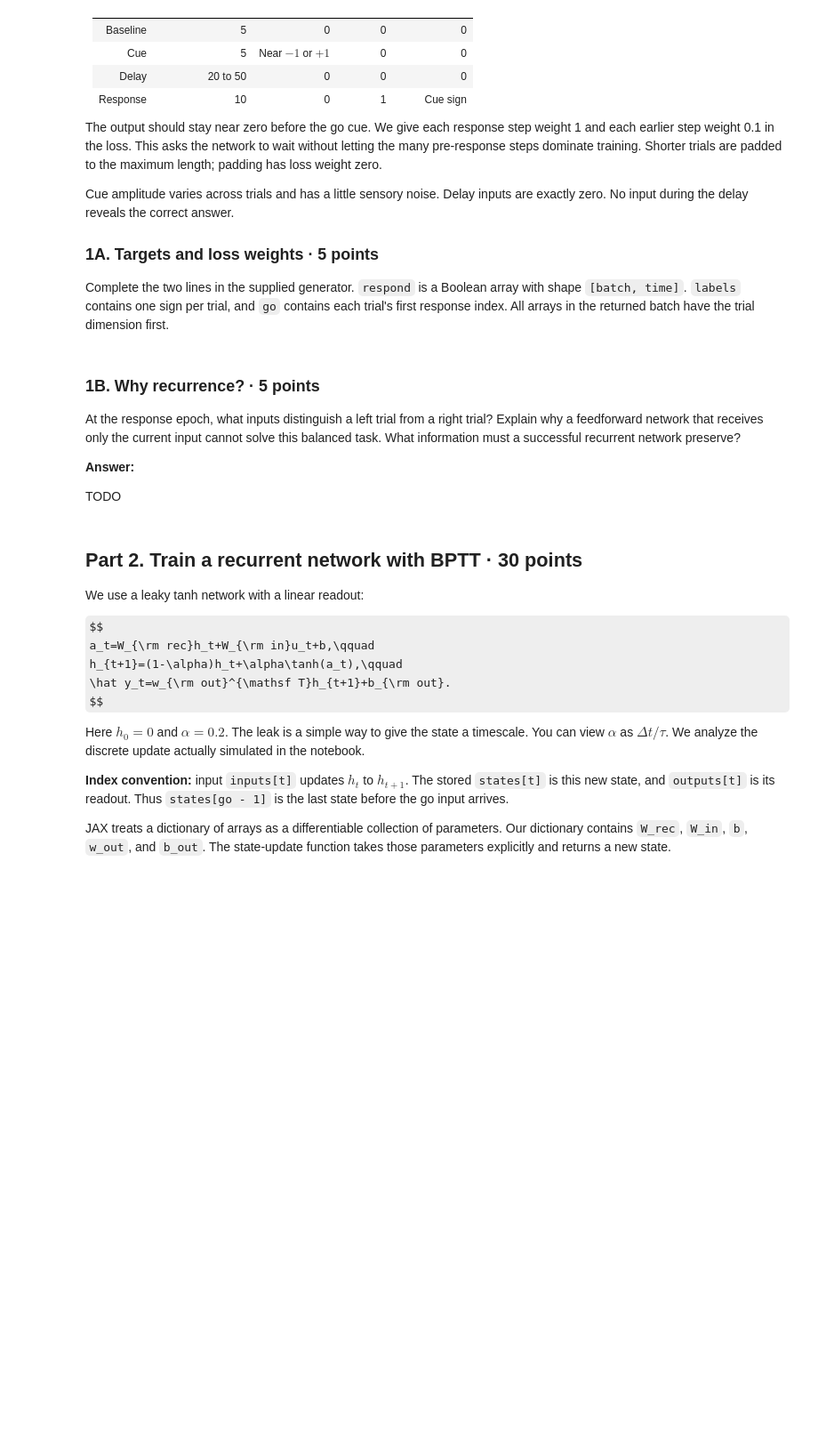
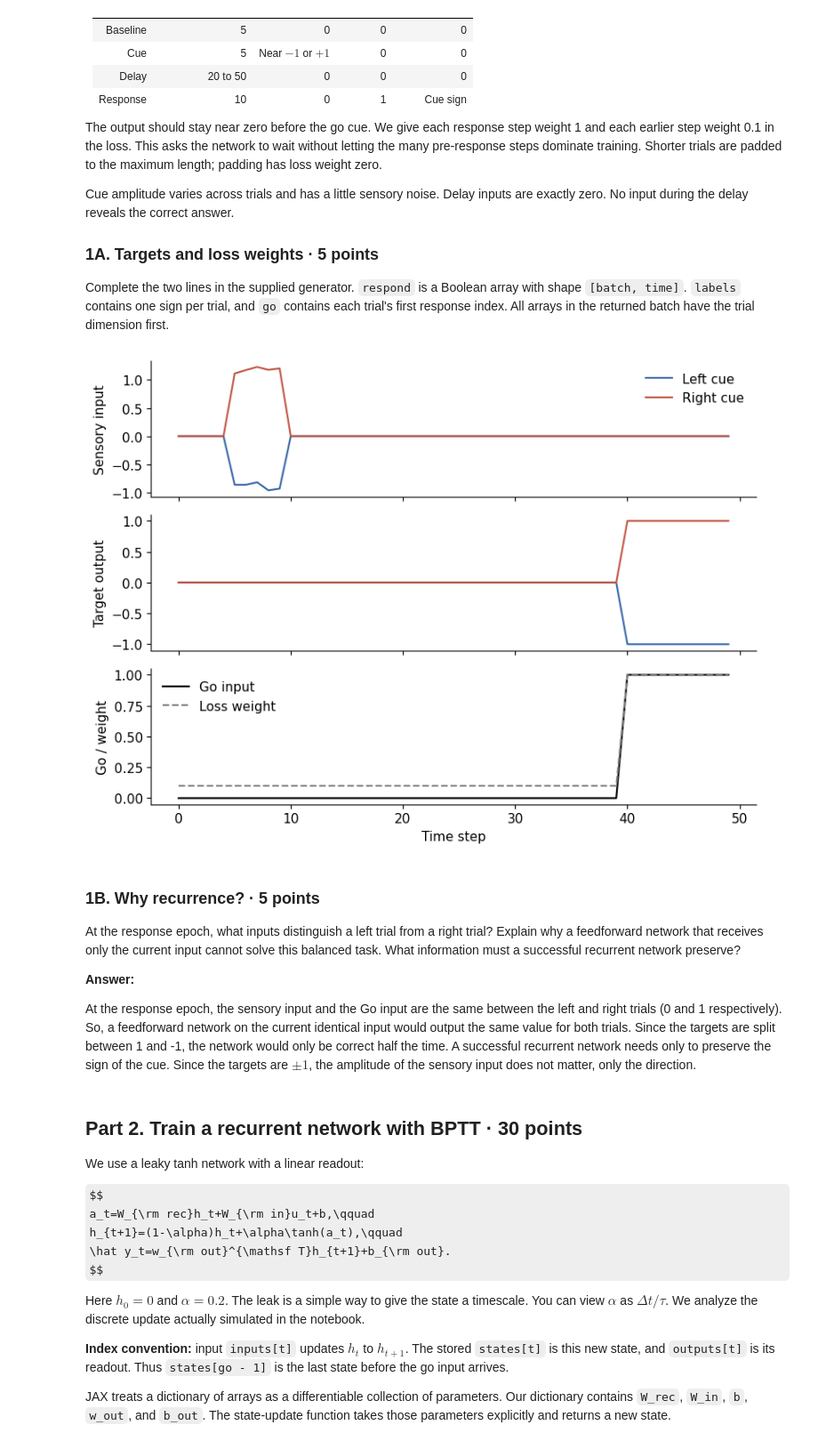
Before and after one commit to anjolib/neuro240, a Jupyter notebook: pset_01/PSET1_RNN.ipynb, the cells around one changed output. Shown at 89% size. Saved outputs shown, nothing was run; the diff lists cells and outputs as text; code cells hidden in the pictures; some formulas as TeX source; blank space fills up the shorter version.

```diff
--- a/pset_01/PSET1_RNN.ipynb
+++ b/pset_01/PSET1_RNN.ipynb
@@ -79,40 +82,42 @@ def make_trials(rng, batch_size, delay_min=DELAY_MIN, delay_max=DELAY_MAX,
     inputs[:, :, 1] = respond
 
     # [1] The desired response is the cue sign; all other targets are zero.
-    targets = ...  # TODO 1
-    # [2] Weight pre-response steps by 0.1, response by 1, and padding by 0.
-    mask = ...  # TODO 2
+    targets = respond * labels[:, None]
+    # [2] Weirht pre-response steps by 0.1, response by 1, and padding by 0.
+    mask = np.where(respond, 1.0, np.where(t < go[:, None], 0.1, 0.0))
     return {"inputs": jnp.asarray(inputs), "targets": jnp.asarray(targets),
             "mask": jnp.asarray(mask), "labels": labels, "go": go}
 
 
 example = make_trials(np.random.default_rng(12), 2, 30, 30,
                       labels=np.array([-1.0, 1.0]))
 assert example["inputs"].shape == (2, 50, 2)
 np.testing.assert_allclose(example["targets"][:, :40], 0)
 np.testing.assert_allclose(example["targets"][:, 40:],
                            np.repeat([[-1.0], [1.0]], RESPONSE_STEPS, axis=1))
 np.testing.assert_allclose(example["mask"][:, :40], 0.1)
 np.testing.assert_allclose(example["mask"][:, 40:], 1.0)
 # Also check the padded portion of variable-length trials.
 _check = make_trials(np.random.default_rng(13), 32)
 for i, go in enumerate(_check["go"]):
     assert np.all(np.asarray(_check["mask"])[i, go + RESPONSE_STEPS:] == 0)
 
 fig, axes = plt.subplots(3, 1, figsize=(8, 6), sharex=True)
 for i, label in enumerate(example["labels"]):
     axes[0].plot(example["inputs"][i, :, 0], color=COLORS[int(label)],
                  label="Left cue" if label < 0 else "Right cue")
     axes[1].plot(example["targets"][i], color=COLORS[int(label)])
 axes[0].legend(frameon=False)
 axes[0].set_ylabel("Sensory input")
 axes[1].set_ylabel("Target output")
 axes[2].plot(example["inputs"][0, :, 1], color="black", label="Go input")
 axes[2].plot(example["mask"][0], "--", color="0.5", label="Loss weight")
 axes[2].set(xlabel="Time step", ylabel="Go / weight")
 axes[2].legend(frameon=False)
 fig.tight_layout()
 plt.show()
+# %% [output]
+[figure, added]
 # %% [markdown]
 ### 1B. Why recurrence? · 5 points
 
@@ -120,7 +125,7 @@ At the response epoch, what inputs distinguish a left trial from a right trial?
 
 **Answer:**
 
-TODO
+At the response epoch, the sensory input and the Go input are the same between the left and right trials (0 and 1 respectively). So, a feedforward network on the current identical input would output the same value for both trials. Since the targets are split between 1 and -1, the network would only be correct half the time. A successful recurrent network needs only to preserve the sign of the cue. Since the targets are $\pm 1$, the amplitude of the sensory input does not matter, only the direction.
 # %% [markdown]
 ## Part 2. Train a recurrent network with BPTT · 30 points
 
```
Also changed, not shown: parts of 17 cells of this notebook, 1 other file.
